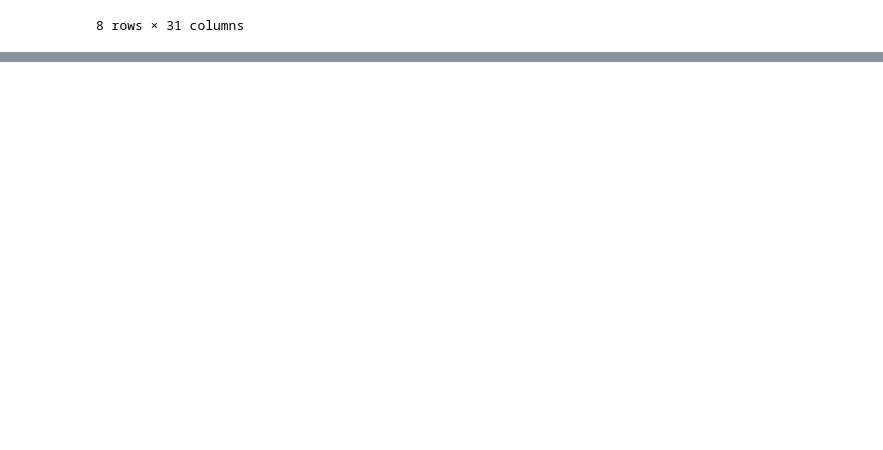
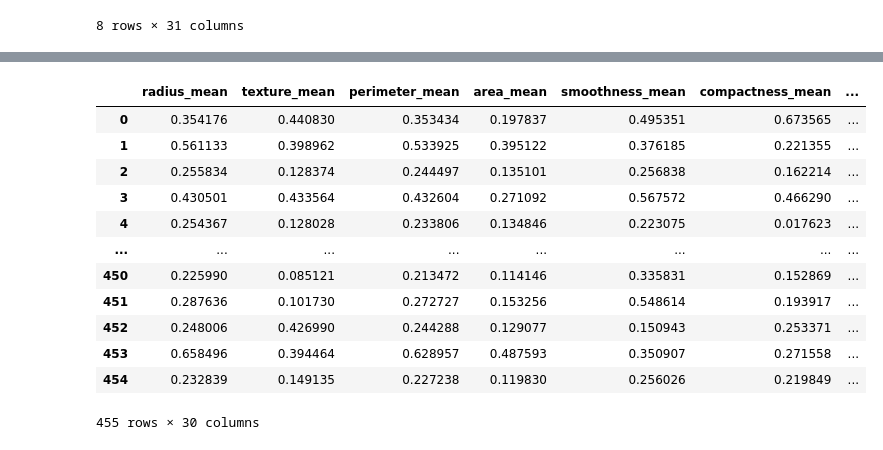
Before and after one commit to isoori/Breast-Cancer-Wisconsin, a Jupyter notebook: Breast Cancer.ipynb, the cells around one changed output, grey strips where cells are left out. Cells and saved outputs as stored; diff of their text form; code cells hidden in the pictures; blank space fills up the shorter version.

```diff
--- a/Breast Cancer.ipynb
+++ b/Breast Cancer.ipynb
@@ -111,0 +81,3 @@ features
+# %%
+features.set_index('id',inplace=True)
+features.head()
@@ -111,0 +93,22 @@ features
+# %%
+X_train , X_test , y_train , y_test = train_test_split(features,target,test_size=0.2,random_state=123)
+# %%
+scaller = MinMaxScaler(feature_range=(0,1))
+xscalled = pd.DataFrame(data=scaller.fit_transform(X_train),columns=X_train.columns)
+xtscalled = pd.DataFrame(data=scaller.transform(X_test),columns=X_test.columns)
+# %%
+xscalled
+# %% [output]
+|  | radius_mean | texture_mean | perimeter_mean | area_mean | smoothness_mean | compactness_mean | ... |
+| 0 | 0.354176 | 0.440830 | 0.353434 | 0.197837 | 0.495351 | 0.673565 | ... |
+| 1 | 0.561133 | 0.398962 | 0.533925 | 0.395122 | 0.376185 | 0.221355 | ... |
+| 2 | 0.255834 | 0.128374 | 0.244497 | 0.135101 | 0.256838 | 0.162214 | ... |
+| 3 | 0.430501 | 0.433564 | 0.432604 | 0.271092 | 0.567572 | 0.466290 | ... |
+| 4 | 0.254367 | 0.128028 | 0.233806 | 0.134846 | 0.223075 | 0.017623 | ... |
+| ... | ... | ... | ... | ... | ... | ... | ... |
+| 450 | 0.225990 | 0.085121 | 0.213472 | 0.114146 | 0.335831 | 0.152869 | ... |
+| 451 | 0.287636 | 0.101730 | 0.272727 | 0.153256 | 0.548614 | 0.193917 | ... |
+| 452 | 0.248006 | 0.426990 | 0.244288 | 0.129077 | 0.150943 | 0.253371 | ... |
+| 453 | 0.658496 | 0.394464 | 0.628957 | 0.487593 | 0.350907 | 0.271558 | ... |
+| 454 | 0.232839 | 0.149135 | 0.227238 | 0.119830 | 0.256026 | 0.219849 | ... |
+455 rows × 30 columns
```
Also changed, not shown: parts of 10 cells of this notebook.
